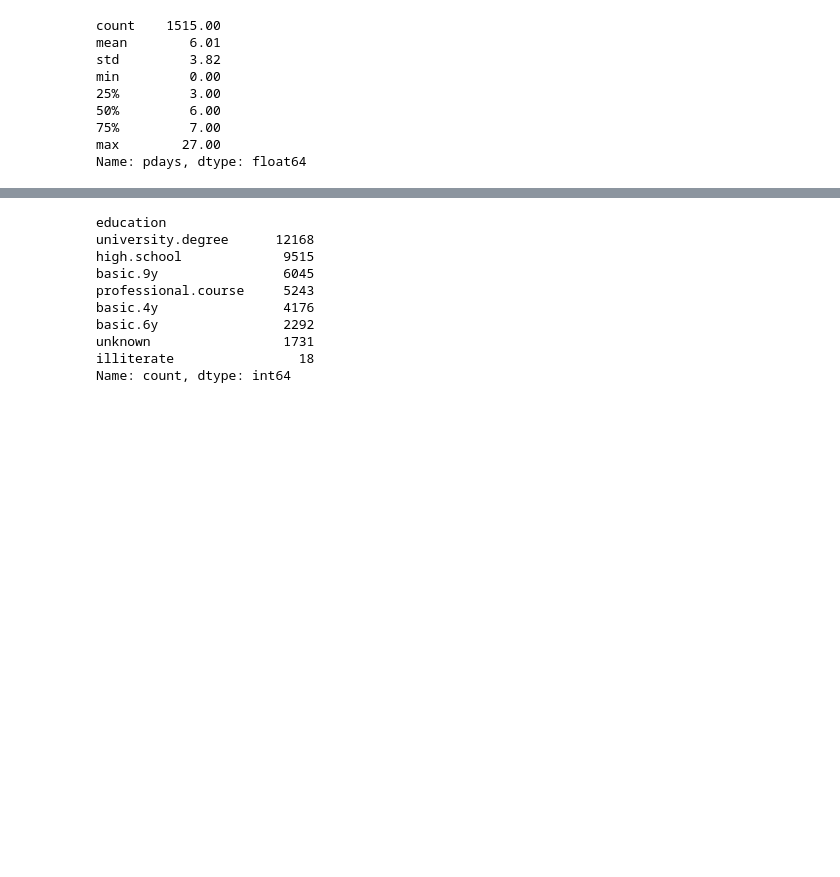
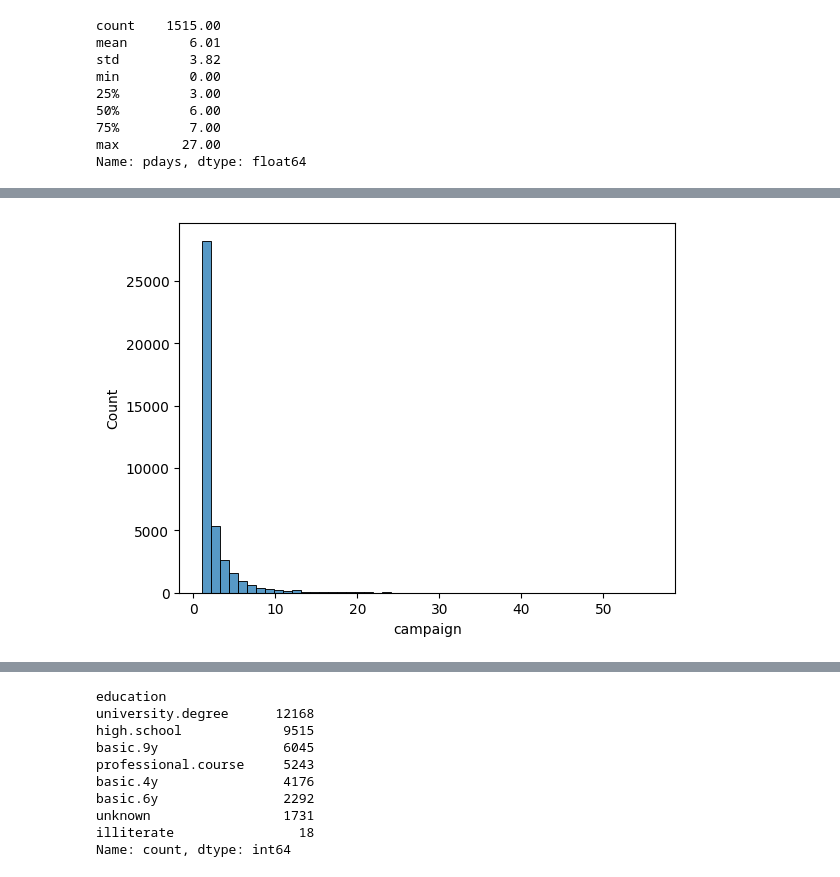
Before and after one commit to diegodelarubia/Trabajo_Final_Master-TFM-, a Jupyter notebook: analysis/analysis_tfm_leoBetancourt.ipynb, the cells around one changed output, grey strips where cells are left out. Saved outputs shown, nothing was run; the diff lists cells and outputs as text; code cells hidden in the pictures; blank space fills up the shorter version.

```diff
--- a/analysis/analysis_tfm_leoBetancourt.ipynb
+++ b/analysis/analysis_tfm_leoBetancourt.ipynb
@@ -226,0 +254,8 @@ Name: count, Length: 78, dtype: int64
+# %%
+fig = sns.histplot(
+    data=bank_info,
+    x="campaign",
+    bins= 50
+    )
+# %% [output]
+[figure, added]
```
Also changed, not shown: parts of 13 cells of this notebook.
